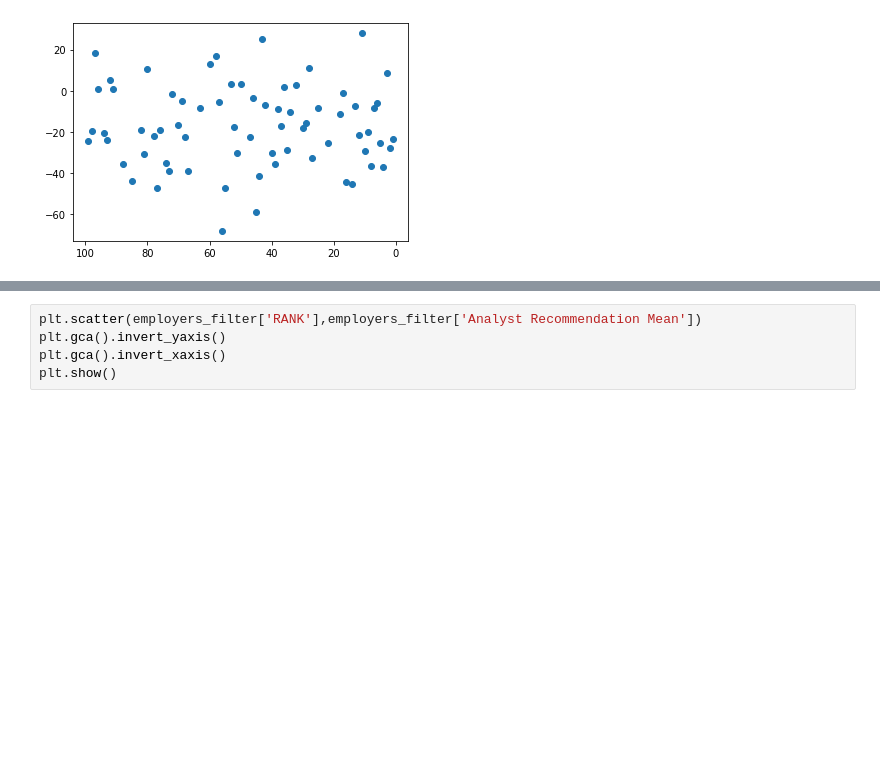
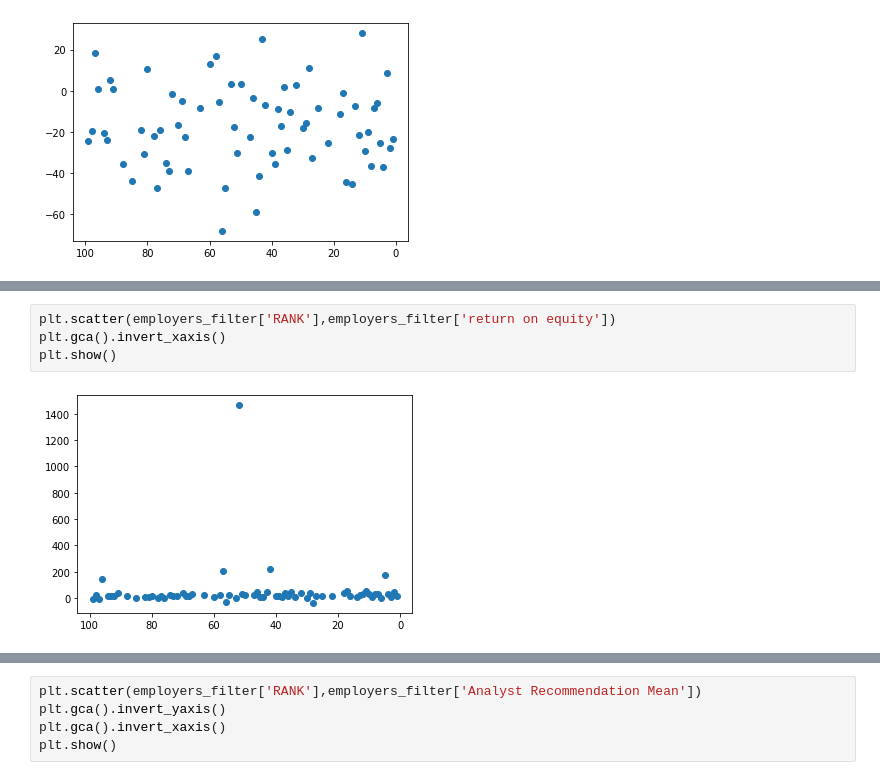
Before and after one commit to timonx11/Project-1-Demonstrasion-Group6, a Jupyter notebook: starter_code/employers_YFloop_section2.ipynb, the cells around one changed output, grey strips where cells are left out. Saved outputs shown, nothing was run; the diff lists cells and outputs as text; blank space fills up the shorter version.

```diff
--- a/starter_code/employers_YFloop_section2.ipynb
+++ b/starter_code/employers_YFloop_section2.ipynb
@@ -191 +194,7 @@ plt.show()
+# %%
+plt.scatter(employers_filter['RANK'],employers_filter['return on equity'])
+plt.gca().invert_xaxis()
+plt.show()
+# %% [output]
+[figure, added]
 # %%
```
Also changed, not shown: parts of 12 cells of this notebook.
